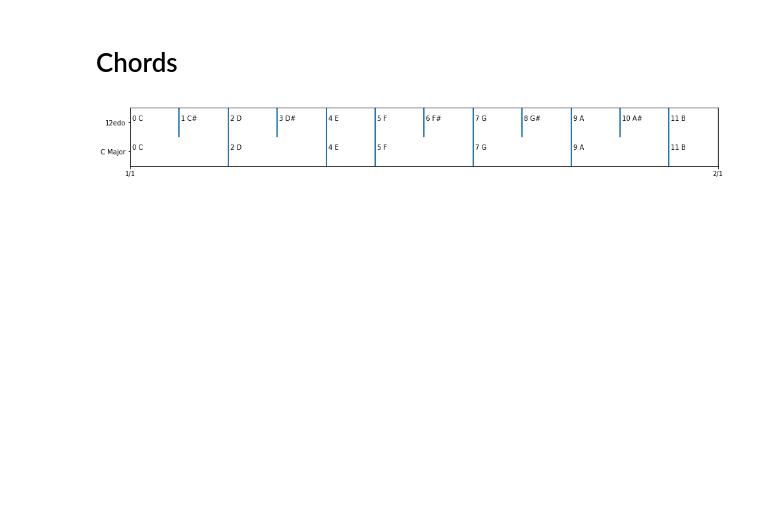
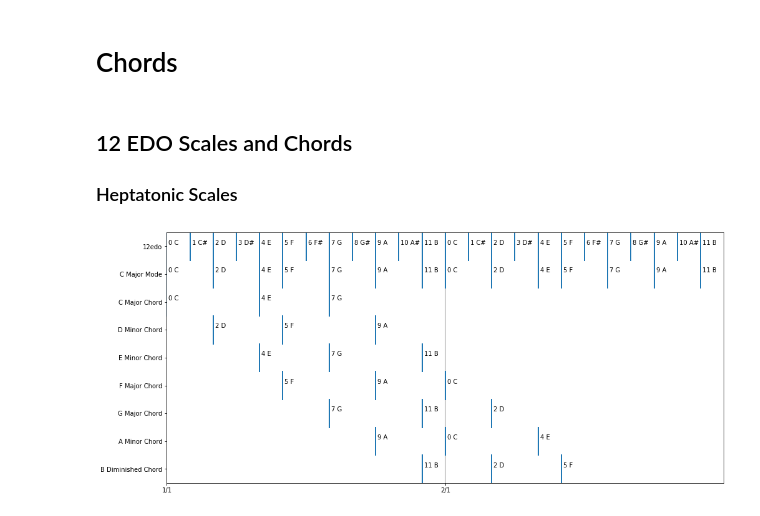
Before and after one commit to pigatron-industries/xen_quantizer, a Jupyter notebook: python/ScalesChords.ipynb, the cells around one changed output. Drawn from its saved outputs; the diff is of its cells as text; code cells hidden in the pictures; blank space fills up the shorter version.

```diff
--- a/python/ScalesChords.ipynb
+++ b/python/ScalesChords.ipynb
@@ -1,19 +1,29 @@
 # %% [markdown]
 # Chords
+# %% [markdown]
+## 12 EDO Scales and Chords
+
+### Heptatonic Scales
 # %%
 import tuning as tuning
 import tuningplot as tuningplot
 %matplotlib inline
 
 tuning_12edo = tuning.createEqualDivisionTuning("12edo", 12, 1, ['0 C','1 C#','2 D','3 D#','4 E','5 F','6 F#','7 G','8 G#','9 A','10 A#','11 B'])
 mode_major = tuning.Mode("Major", tuning_12edo, [0, 2, 4, 5, 7, 9, 11])
+chord_triad = tuning.Chord(mode_major, [0, 2, 4])
 
-plot = tuningplot.TuningPlot('h', 16)
-# plot.plotDissonance([1, 2, 3, 4, 5, 6, 7, 8], 5.5)
-plot.plotTuning(tuning_12edo, 1)
-plot.plotMode(mode_major, 0, 1, "C Major", True)
-
+plot = tuningplot.TuningPlot('h', 16, 2)
 plot.plotRatios([(1, 1), (2, 1)])
+plot.plotTuning(tuning_12edo, 2)
+plot.plotMode(mode_major, 0, 2, "C Major Mode", True)
+plot.plotChord(chord_triad, 0, "C Major Chord")
+plot.plotChord(chord_triad, 1, "D Minor Chord")
+plot.plotChord(chord_triad, 2, "E Minor Chord")
+plot.plotChord(chord_triad, 3, "F Major Chord")
+plot.plotChord(chord_triad, 4, "G Major Chord")
+plot.plotChord(chord_triad, 5, "A Minor Chord")
+plot.plotChord(chord_triad, 6, "B Diminished Chord")
 plot.plot(aspect=0.05)
 # %% [output]
-[figure, old version]
+[figure, new version]
```
Also changed, not shown: parts of 2 cells of this notebook, 3 other files.
